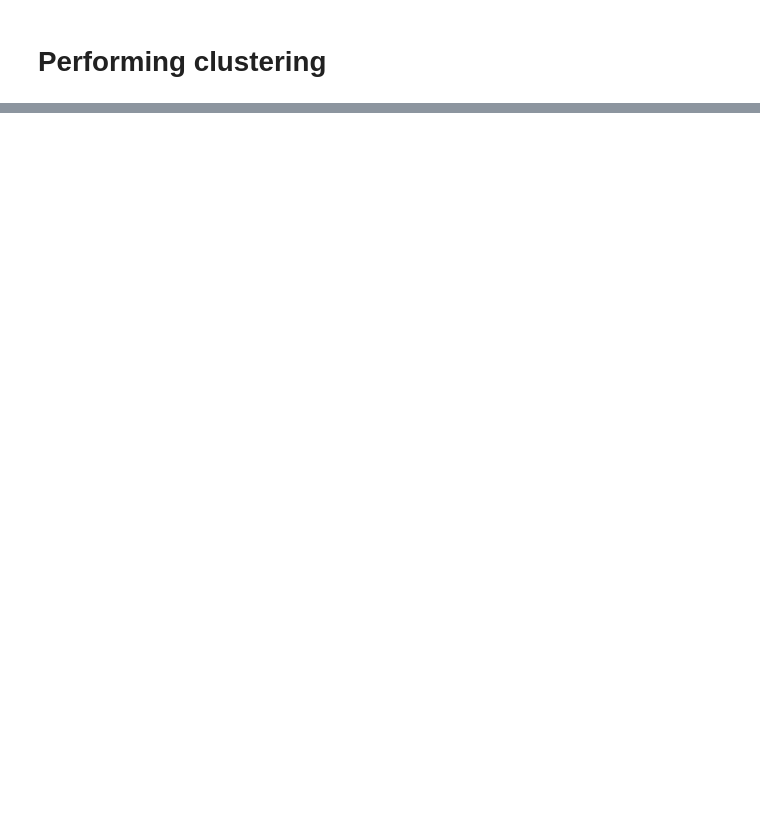
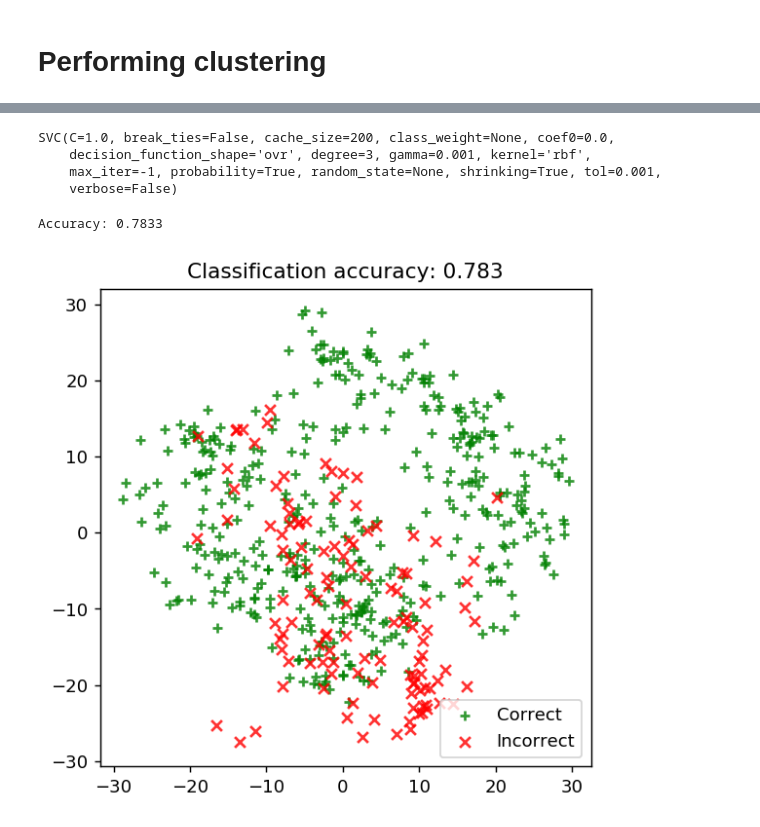
Before and after one commit to punanand/Active-Learning-Framework, a Jupyter notebook: Cluster-based-sampling.ipynb, the cells around one changed output, grey strips where cells are left out. Saved outputs shown, nothing was run; the diff lists cells and outputs as text; code cells hidden in the pictures; blank space fills up the shorter version.

Commit message:
cluster-based sampling implemented

```diff
--- a/Cluster-based-sampling.ipynb
+++ b/Cluster-based-sampling.ipynb
@@ -126,6 +128,18 @@ plt.show()
 # %%
 clusters = []
 targets = []
+cluster_rep = []
+assigned_label = []
+
 for i in range(config.num_clusters):
     clusters.append(np.array(cluster_X)[kmeans.labels_ == i])
     targets.append(np.array(cluster_Y)[kmeans.labels_ == i])
+# %%
+for i in range(config.num_clusters):
+    cluster_rep.append(np.random.choice(clusters[i].shape[0], floor(0.2*clusters[i].shape[0]), replace = False))
+    labels = targets[i][cluster_rep[i]]
+
+    (values, counts) = np.unique(labels, return_counts=True)
+    ind = np.argmax(counts)
+    assigned_label.append(values[ind])
+print(assigned_label)
@@ -131,0 +148,6 @@ for i in range(config.num_clusters):
+# %%
+X = cluster_X
+Y = np.zeros(len(cluster_X))
+
+for i in range(config.num_clusters):
+    Y[kmeans.labels_ == i] = assigned_label[i]
@@ -131,0 +172,28 @@ for i in range(config.num_clusters):
+# %%
+clf.fit(np.array(X), Y)
+# %% [output]
+SVC(C=1.0, break_ties=False, cache_size=200, class_weight=None, coef0=0.0,
+    decision_function_shape='ovr', degree=3, gamma=0.001, kernel='rbf',
+    max_iter=-1, probability=True, random_state=None, shrinking=True, tol=0.001,
+    verbose=False)
+# %%
+print('Accuracy: {acc:0.4f}'.format(acc=clf.score(data.test_X, data.test_Y)))
+# %% [output]
+Accuracy: 0.7833
+# %%
+# Isolate the data we'll need for plotting.
+predictions = clf.predict(data.test_X)
+is_correct = (predictions == data.test_Y)
+
+# Plot our updated classification results once we've trained our learner.
+fig, ax = plt.subplots(figsize=(5, 5), dpi=130)
+
+ax.scatter(x=np.array(test_c1)[is_correct],  y=np.array(test_c2)[is_correct],  c='g', marker='+', label='Correct',   alpha=8/10)
+ax.scatter(x=np.array(test_c1)[~is_correct], y=np.array(test_c2)[~is_correct], c='r', marker='x', label='Incorrect', alpha=8/10)
+
+ax.set_title('Classification accuracy: {final_acc:.3f}'.format(final_acc=clf.score(data.test_X, data.test_Y)))
+ax.legend(loc='lower right')
+
+plt.show()
+# %% [output]
+[figure, added]
```
Also changed, not shown: parts of 7 cells of this notebook.
